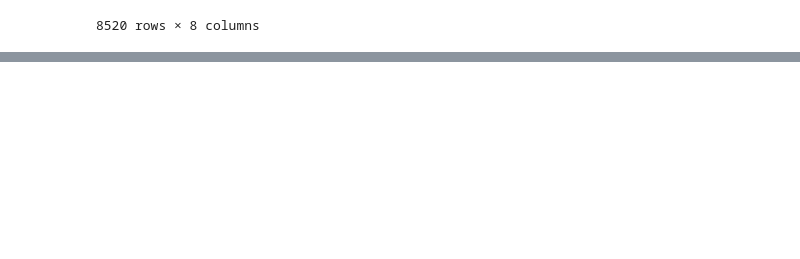
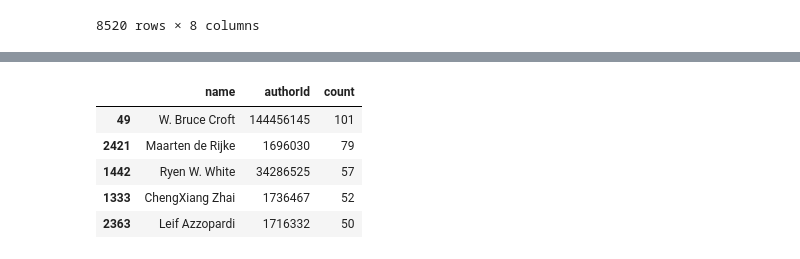
Before and after one commit to manishareddynarayan/Akshitha_INFO5731_Spring2020, a Jupyter notebook: Extracting_csv.ipynb, the cells around one changed output, grey strips where cells are left out. Cells and saved outputs as stored; diff of their text form; code cells hidden in the pictures; blank space fills up the shorter version.

```diff
--- a/Extracting_csv.ipynb
+++ b/Extracting_csv.ipynb
@@ -364,0 +589,14 @@ df1
+# %%
+#first five authors with maximun number of articles.
+df = pd.read_csv("Final_Table_2.csv")
+df['authorId'] = df['authorId'].fillna(0).astype(int)
+df['count'] = df.groupby('name')['name'].transform('count')
+df.drop_duplicates('count', inplace=True)
+df.nlargest(5, ['count'])[["name","authorId","count"]]
+# %% [output]
+|  | name | authorId | count |
+| 49 | W. Bruce Croft | 144456145 | 101 |
+| 2421 | Maarten de Rijke | 1696030 | 79 |
+| 1442 | Ryen W. White | 34286525 | 57 |
+| 1333 | ChengXiang Zhai | 1736467 | 52 |
+| 2363 | Leif Azzopardi | 1716332 | 50 |
```
Also changed, not shown: parts of 24 cells of this notebook.
